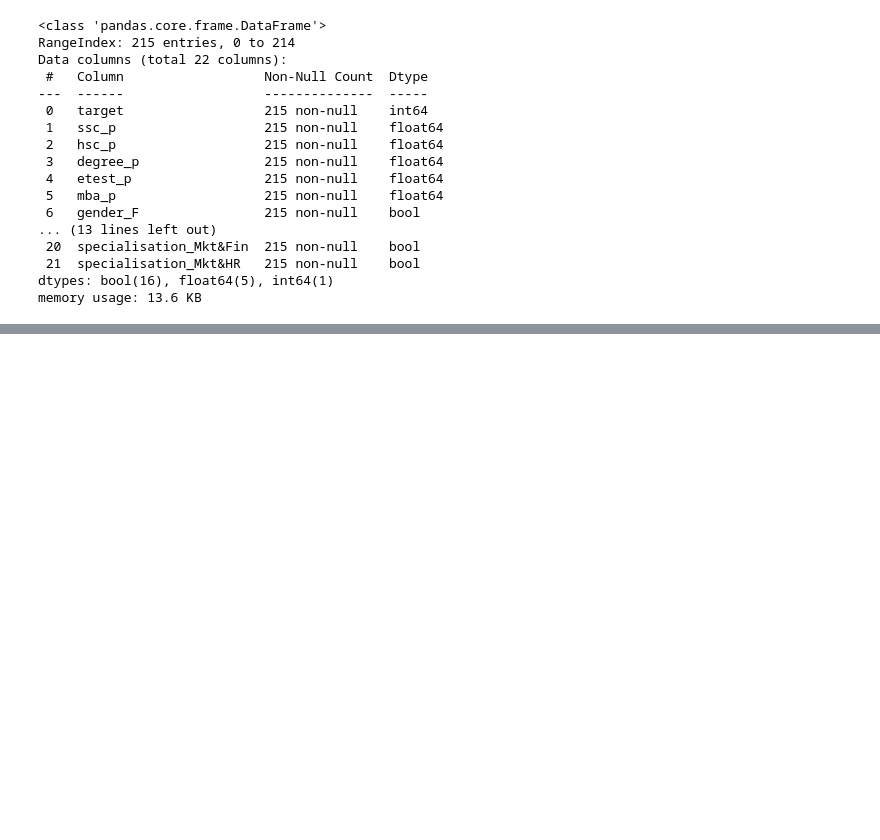
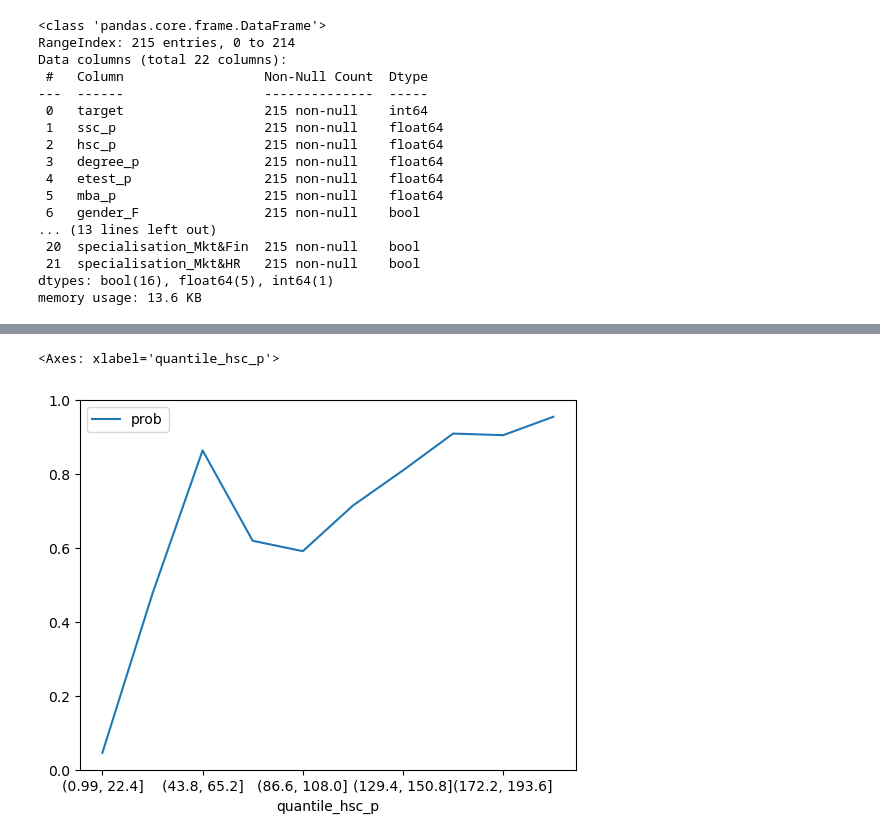
Before and after one commit to zzstephen/zzstephen, a Jupyter notebook: assignments/assignment_ik_sl.ipynb, the cells around one changed output, grey strips where cells are left out. Saved outputs shown, nothing was run; the diff lists cells and outputs as text; code cells hidden in the pictures; blank space fills up the shorter version.

```diff
--- a/assignments/assignment_ik_sl.ipynb
+++ b/assignments/assignment_ik_sl.ipynb
@@ -226,0 +312,5 @@ memory usage: 13.6 KB
+# %%
+plot_data['hsc_p'].plot(x='quantile_hsc_p',y='prob')
+# %% [output]
+<Axes: xlabel='quantile_hsc_p'>
+[figure, added]
```
Also changed, not shown: parts of 26 cells of this notebook.
